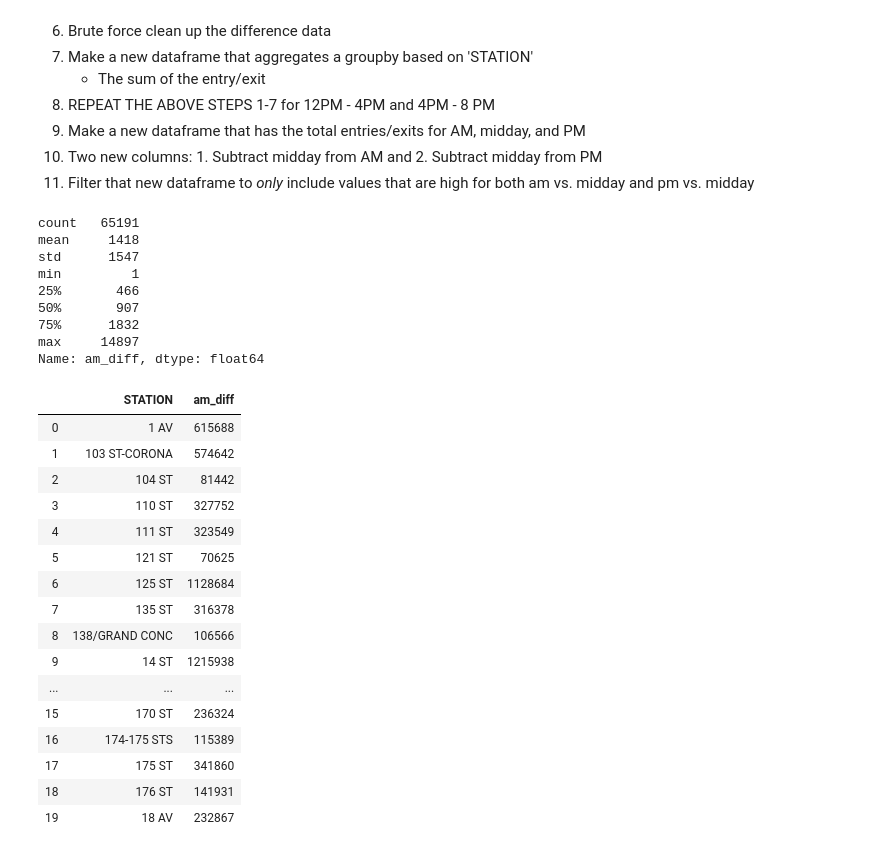
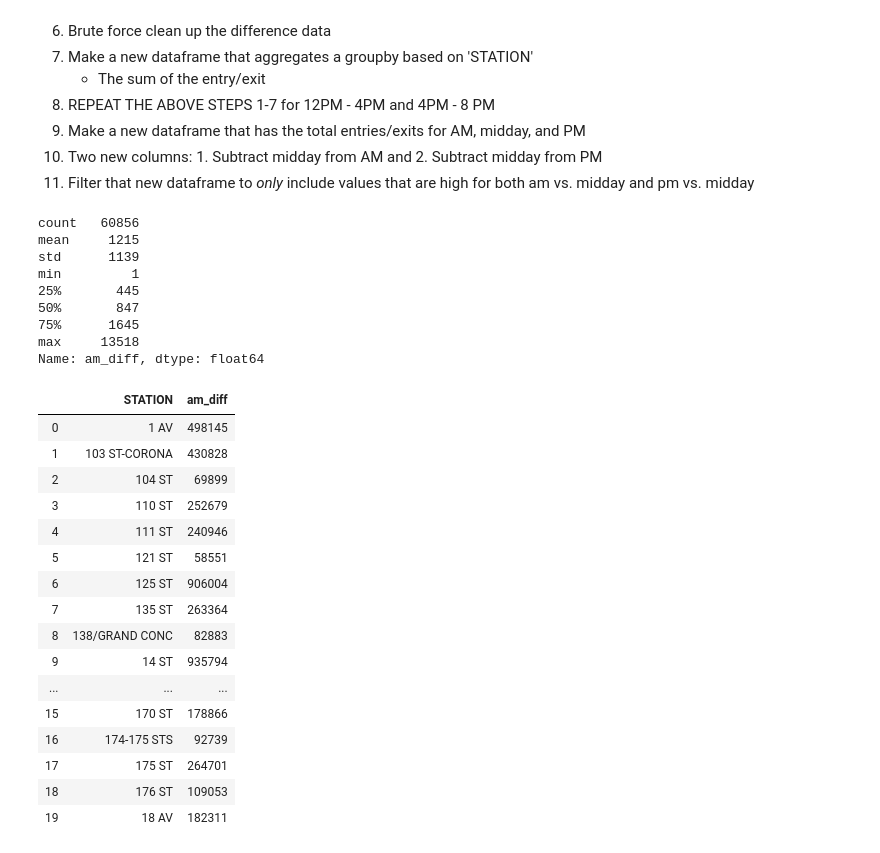
Before and after one commit to huge-reality/MTA_Project_Group_5, a Jupyter notebook: Rush_hour.ipynb, the cells around one changed output. Cells and saved outputs as stored; diff of their text form; code cells hidden in the pictures.

```diff
--- a/Rush_hour.ipynb
+++ b/Rush_hour.ipynb
@@ -52,58 +52,58 @@ am = am[(am["DAY"] != 'Saturday') & (am["DAY"] != 'Sunday')]
 # make three new columns:
 # 1. the difference between the number of entries of the row and the row above it
 # 2. same for exits
 # 3. a new column that is the sum of the first two, divided by the length to normalize
 
-am['exits_diff'] = am.groupby(['UNIT', 'SCP'])['EXITS'].transform(lambda x: x.diff())
-am['entries_diff'] = am.groupby(['UNIT', 'SCP'])['ENTRIES'].transform(lambda x: x.diff())
+am['exits_diff'] = am.groupby(['SCP'])['EXITS'].transform(lambda x: x.diff())
+am['entries_diff'] = am.groupby(['SCP'])['ENTRIES'].transform(lambda x: x.diff())
 am['am_diff'] = am['entries_diff'] + am['exits_diff']
 am['am_diff'] = am['am_diff']
 
 
 # remove all diff values that are negative and
 # remove all diff values that are greater than 30k
 # 30k is an estimation of how many people could realistically go through a turnstile
 # in a 4h period
 
 am = am[(am['am_diff'] > 0)]
 am = am[(am['am_diff'] < 15000)]
 print(am['am_diff'].describe())
 
 
 # make a new dataframe that has the aggregate sum of
 # entry/exit differences for each station/unit pair
 # make a new index column
 # print the result
 am_agg = am.groupby(['STATION']).agg({'am_diff' : 'sum'})
 am_agg.reset_index(inplace=True)
 am_agg.head(20)
 # %% [output]
-count   65191
-mean     1418
-std      1547
+count   60856
+mean     1215
+std      1139
 min         1
-25%       466
-50%       907
-75%      1832
-max     14897
+25%       445
+50%       847
+75%      1645
+max     13518
 Name: am_diff, dtype: float64
 |  | STATION | am_diff |
-| 0 | 1 AV | 615688 |
-| 1 | 103 ST-CORONA | 574642 |
-| 2 | 104 ST | 81442 |
-| 3 | 110 ST | 327752 |
-| 4 | 111 ST | 323549 |
-| 5 | 121 ST | 70625 |
-| 6 | 125 ST | 1128684 |
-| 7 | 135 ST | 316378 |
-| 8 | 138/GRAND CONC | 106566 |
-| 9 | 14 ST | 1215938 |
+| 0 | 1 AV | 498145 |
+| 1 | 103 ST-CORONA | 430828 |
+| 2 | 104 ST | 69899 |
+| 3 | 110 ST | 252679 |
+| 4 | 111 ST | 240946 |
+| 5 | 121 ST | 58551 |
+| 6 | 125 ST | 906004 |
+| 7 | 135 ST | 263364 |
+| 8 | 138/GRAND CONC | 82883 |
+| 9 | 14 ST | 935794 |
 | ... | ... | ... |
-| 15 | 170 ST | 236324 |
-| 16 | 174-175 STS | 115389 |
-| 17 | 175 ST | 341860 |
-| 18 | 176 ST | 141931 |
-| 19 | 18 AV | 232867 |
+| 15 | 170 ST | 178866 |
+| 16 | 174-175 STS | 92739 |
+| 17 | 175 ST | 264701 |
+| 18 | 176 ST | 109053 |
+| 19 | 18 AV | 182311 |
 # %%
 # read the data and remove spaces from column names
 df1 = pd.read_csv('http://web.mta.info/developers/data/nyct/turnstile/turnstile_190427.txt')
```
Also changed, not shown: parts of 6 cells of this notebook.
